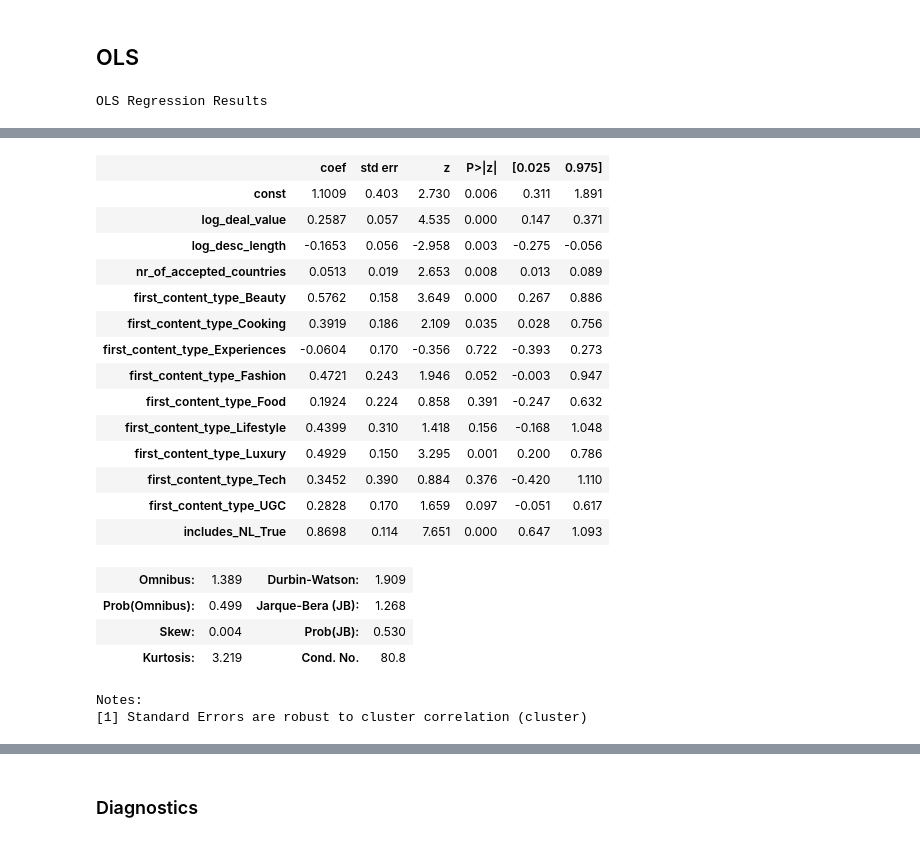
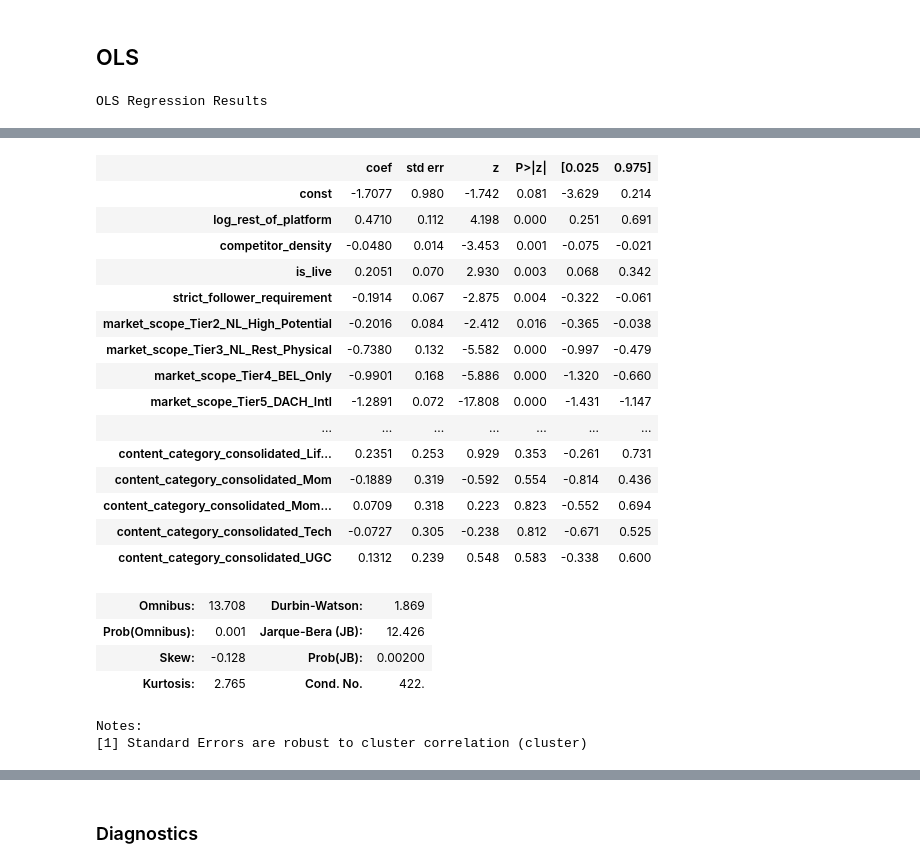
Before and after one commit to wouterbarter/AI_thesis_public, a Jupyter notebook: notebooks/barter_deals_analysis_basic_model.ipynb, the cells around one changed output, grey strips where cells are left out. Cells and saved outputs as stored; diff of their text form; code cells hidden in the pictures.

```diff
--- a/notebooks/barter_deals_analysis_basic_model.ipynb
+++ b/notebooks/barter_deals_analysis_basic_model.ipynb
@@ -279,33 +752,28 @@ TARGET = 'log_apps'
 # TARGET = 'apps_after_7_days_OLD'
 # TARGET = 'applicants_applications_count'
 
+
 ###
 # Categorical variables
 CATS = []
-CATS = ['first_content_type']
-CATS = ['first_content_type', 'market_scope']
-CATS = ['first_content_type', 'includes_NL']
-# CATS = ['first_content_type', 'market_scope', 'social_requirement_type_id']
-# CATS = ['deal_type', 'social_requirement_type_id']
-# CATS = ['social_requirement_type_id']
-# CATS = ['first_content_type', 'social_requirement_type_id']
-# CATS = ['social_requirement_type_id', 'deal_language']
-# CATS = ['deal_type', 'first_content_type']
-# CATS = ['deal_type', 'first_content_type', 'social_requirement_type_id']
-# CATS = ['first_content_type', 'social_requirement_type_id']
-# CATS = ['first_content_type', 'deal_language', 'deal_type', 'social_requirement_type_id']
+CATS = ['market_scope', 'first_content_type']
+CATS = ['market_scope', 'content_category_consolidated']
+
+# ['includes_NL', 'deal_language', 'social_requirement_type_id', 'deal_type', 'month', 'content_types_str']
 
 
 CONTS = []
-CONTS = ['log_deal_value', 'log_desc_length', 'nr_of_accepted_countries']
+CONTS = ['log_rest_of_platform', 'competitor_density']
+# CONTS = ['log_rest_of_platform', 'log_min_followers', 'nr_of_accepted_countries', 'log_deal_value', 'log_desc_length']
 
-# CONTS = ['deal_value']
 
 
 ###
 # Binary variables
 BINS = []
-# BINS = ['accepts_international']  # Already 0/1 or T/F
+BINS = ['is_live']
+BINS = ['is_live', 'strict_follower_requirement']
+# BINS = ['accepts_international', 'deal_text_has_emoji', 'deal_type_physical', 'is_august']
 
 ###
 # LLM evaluation variable
@@ -328,5 +796,6 @@ feature_config = {
 }
 
 
+# Features
 model_df = feature_engineering(
     clean_df, GROUPS, CATS, CONTS, BINS, CLUSTER_COL, SCORE_VAR, TARGET)
@@ -338,11 +842,13 @@ import numpy as np
 import statsmodels.api as sm
 from typing import List, Optional
 
+
 def build_base_predictor_matrix(
     df: pd.DataFrame,
     num_predictors: List[str],  # e.g., ['log_deal_value']
     bin_predictors: List[str],  # e.g., ['accepts_international']
-    cat_predictors: List[str],  # e.g., ['first_content_type', 'social_requirement_type_id']
+    # e.g., ['first_content_type', 'social_requirement_type_id']
+    cat_predictors: List[str],
     drop_na: bool = True
 ) -> Optional[pd.DataFrame]:
     """
@@ -371,7 +877,8 @@ def build_base_predictor_matrix(
         X = X.dropna()
         dropped_count = original_len - len(X)
         if dropped_count > 0:
-            print(f"ℹ️ Dropped {dropped_count} rows containing missing or infinite values.")
+            print(
+                f"ℹ️ Dropped {dropped_count} rows containing missing or infinite values.")
 
     if X.empty:
         print("❌ Error: DataFrame is empty after cleaning.")
@@ -421,16 +928,20 @@ def build_base_predictor_matrix(
 
 
 X = build_base_predictor_matrix(
-    df= model_df,
+    df=model_df,
     num_predictors=CONTS,  # e.g., ['log_deal_value']
     bin_predictors=BINS,  # e.g., ['accepts_international']
-    cat_predictors=CATS,  # e.g., ['first_content_type', 'social_requirement_type_id']
+    # e.g., ['first_content_type', 'social_requirement_type_id']
+    cat_predictors=CATS,
     drop_na=True
 )
 
 y = model_df.loc[X.index, TARGET]
 
-model = sm.OLS(y, X).fit(cov_type='cluster', cov_kwds={'groups': model_df.loc[X.index, 'partner_id']})
+# model = sm.OLS(y, X).fit(cov_type='HC3')
+
+model = sm.OLS(y, X).fit(cov_type='cluster', cov_kwds={
+    'groups': model_df.loc[X.index, 'partner_id']})
 
 model.summary()
 # %% [output]
@@ -446,22 +957,23 @@ OLS Regression Results
 | Covariance Type: | cluster |  |  |
 |  | coef | std err | z | P>|z| | [0.025 | 0.975] |
-| const | 1.1009 | 0.403 | 2.730 | 0.006 | 0.311 | 1.891 |
-| log_deal_value | 0.2587 | 0.057 | 4.535 | 0.000 | 0.147 | 0.371 |
-| log_desc_length | -0.1653 | 0.056 | -2.958 | 0.003 | -0.275 | -0.056 |
-| nr_of_accepted_countries | 0.0513 | 0.019 | 2.653 | 0.008 | 0.013 | 0.089 |
-| first_content_type_Beauty | 0.5762 | 0.158 | 3.649 | 0.000 | 0.267 | 0.886 |
-| first_content_type_Cooking | 0.3919 | 0.186 | 2.109 | 0.035 | 0.028 | 0.756 |
-| first_content_type_Experiences | -0.0604 | 0.170 | -0.356 | 0.722 | -0.393 | 0.273 |
-| first_content_type_Fashion | 0.4721 | 0.243 | 1.946 | 0.052 | -0.003 | 0.947 |
-| first_content_type_Food | 0.1924 | 0.224 | 0.858 | 0.391 | -0.247 | 0.632 |
-| first_content_type_Lifestyle | 0.4399 | 0.310 | 1.418 | 0.156 | -0.168 | 1.048 |
-| first_content_type_Luxury | 0.4929 | 0.150 | 3.295 | 0.001 | 0.200 | 0.786 |
-| first_content_type_Tech | 0.3452 | 0.390 | 0.884 | 0.376 | -0.420 | 1.110 |
-| first_content_type_UGC | 0.2828 | 0.170 | 1.659 | 0.097 | -0.051 | 0.617 |
-| includes_NL_True | 0.8698 | 0.114 | 7.651 | 0.000 | 0.647 | 1.093 |
+| const | -1.7077 | 0.980 | -1.742 | 0.081 | -3.629 | 0.214 |
+| log_rest_of_platform | 0.4710 | 0.112 | 4.198 | 0.000 | 0.251 | 0.691 |
+| competitor_density | -0.0480 | 0.014 | -3.453 | 0.001 | -0.075 | -0.021 |
+| is_live | 0.2051 | 0.070 | 2.930 | 0.003 | 0.068 | 0.342 |
+| strict_follower_requirement | -0.1914 | 0.067 | -2.875 | 0.004 | -0.322 | -0.061 |
+| market_scope_Tier2_NL_High_Potential | -0.2016 | 0.084 | -2.412 | 0.016 | -0.365 | -0.038 |
+| market_scope_Tier3_NL_Rest_Physical | -0.7380 | 0.132 | -5.582 | 0.000 | -0.997 | -0.479 |
+| market_scope_Tier4_BEL_Only | -0.9901 | 0.168 | -5.886 | 0.000 | -1.320 | -0.660 |
+| market_scope_Tier5_DACH_Intl | -1.2891 | 0.072 | -17.808 | 0.000 | -1.431 | -1.147 |
+| ... | ... | ... | ... | ... | ... | ... |
+| content_category_consolidated_Lif... | 0.2351 | 0.253 | 0.929 | 0.353 | -0.261 | 0.731 |
+| content_category_consolidated_Mom | -0.1889 | 0.319 | -0.592 | 0.554 | -0.814 | 0.436 |
+| content_category_consolidated_Mom... | 0.0709 | 0.318 | 0.223 | 0.823 | -0.552 | 0.694 |
+| content_category_consolidated_Tech | -0.0727 | 0.305 | -0.238 | 0.812 | -0.671 | 0.525 |
+| content_category_consolidated_UGC | 0.1312 | 0.239 | 0.548 | 0.583 | -0.338 | 0.600 |
-| Omnibus: | 1.389 | Durbin-Watson: | 1.909 |
-| Prob(Omnibus): | 0.499 | Jarque-Bera (JB): | 1.268 |
-| Skew: | 0.004 | Prob(JB): | 0.530 |
-| Kurtosis: | 3.219 | Cond. No. | 80.8 |
+| Omnibus: | 13.708 | Durbin-Watson: | 1.869 |
+| Prob(Omnibus): | 0.001 | Jarque-Bera (JB): | 12.426 |
+| Skew: | -0.128 | Prob(JB): | 0.00200 |
+| Kurtosis: | 2.765 | Cond. No. | 422. |
 Notes:
 [1] Standard Errors are robust to cluster correlation (cluster)
```
Also changed, not shown: parts of 64 cells of this notebook.
